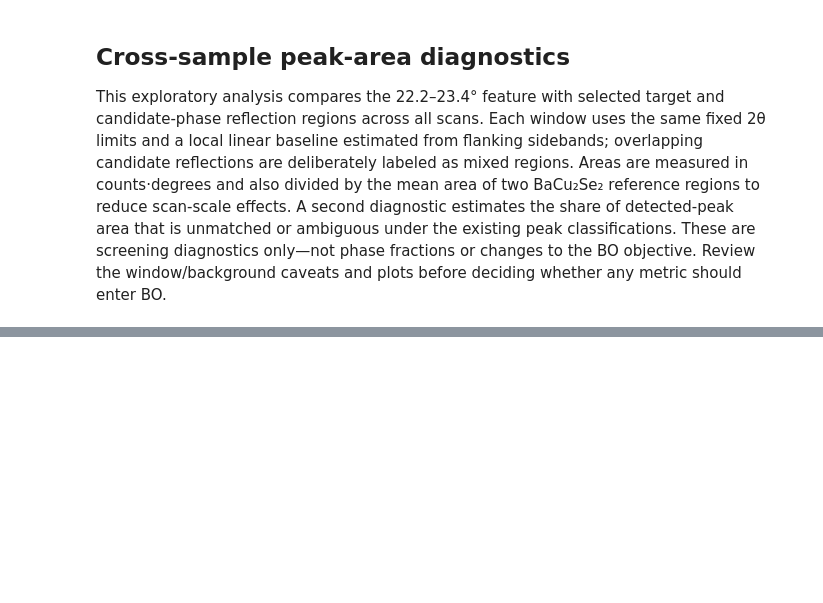
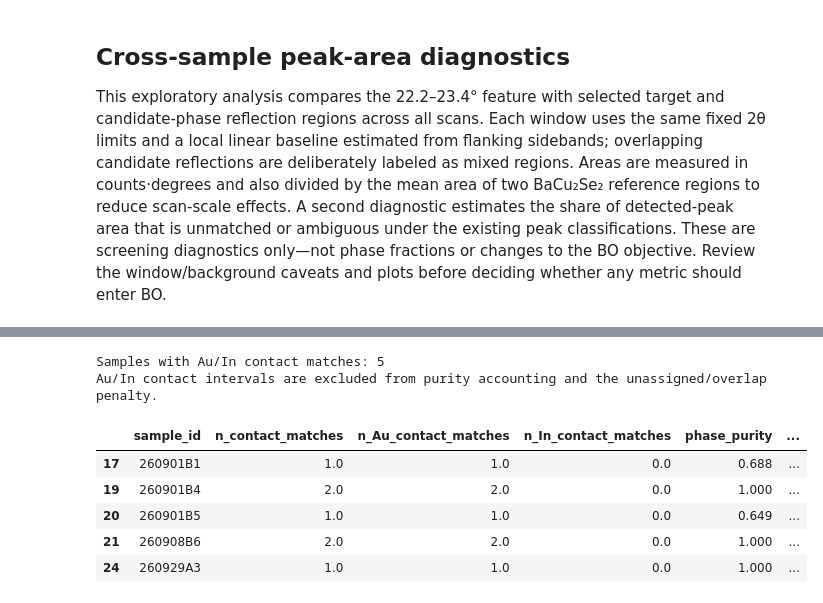
Before and after one commit to GarzonDiegoFEUP/xrd-bo-optimization-tf, a Jupyter notebook: notebooks/2.xrd_analysis.ipynb, the cells around one changed output, grey strips where cells are left out. Cells and saved outputs as stored; diff of their text form; code cells hidden in the pictures; blank space fills up the shorter version.

```diff
--- a/notebooks/2.xrd_analysis.ipynb
+++ b/notebooks/2.xrd_analysis.ipynb
@@ -567 +639,31 @@ Unassigned/overlap detected-area diagnostic (not a revised purity score):
 | 2 | 260429A2 | 260429A | 0.000 | 0 | 0.0 |
+# %%
+# Audit Au/In contact-layer classifications separately from film impurities.
+contact_audit = df_metrics[
+    ["sample_id", "n_contact_matches", "n_Au_contact_matches", "n_In_contact_matches", "phase_purity"]
+].merge(
+    peak_area_diagnostics[
+        [
+            "sample_id",
+            "n_contact_peaks",
+            "contact_excluded_detected_area",
+            "unassigned_or_overlap_area_fraction",
+        ]
+    ],
+    on="sample_id",
+    how="left",
+    validate="one_to_one",
+)
+contact_matches = contact_audit.loc[contact_audit["n_contact_matches"].fillna(0).gt(0)]
+print(f"Samples with Au/In contact matches: {len(contact_matches)}")
+print("Au/In contact intervals are excluded from purity accounting and the unassigned/overlap penalty.")
+display(contact_matches.round(3))
+# %% [output]
+Samples with Au/In contact matches: 5
+Au/In contact intervals are excluded from purity accounting and the unassigned/overlap penalty.
+|  | sample_id | n_contact_matches | n_Au_contact_matches | n_In_contact_matches | phase_purity | ... |
+| 17 | 260901B1 | 1.0 | 1.0 | 0.0 | 0.688 | ... |
+| 19 | 260901B4 | 2.0 | 2.0 | 0.0 | 1.000 | ... |
+| 20 | 260901B5 | 1.0 | 1.0 | 0.0 | 0.649 | ... |
+| 21 | 260908B6 | 2.0 | 2.0 | 0.0 | 1.000 | ... |
+| 24 | 260929A3 | 1.0 | 1.0 | 0.0 | 1.000 | ... |
```
Also changed, not shown: parts of 6 cells of this notebook, 29 other files.
